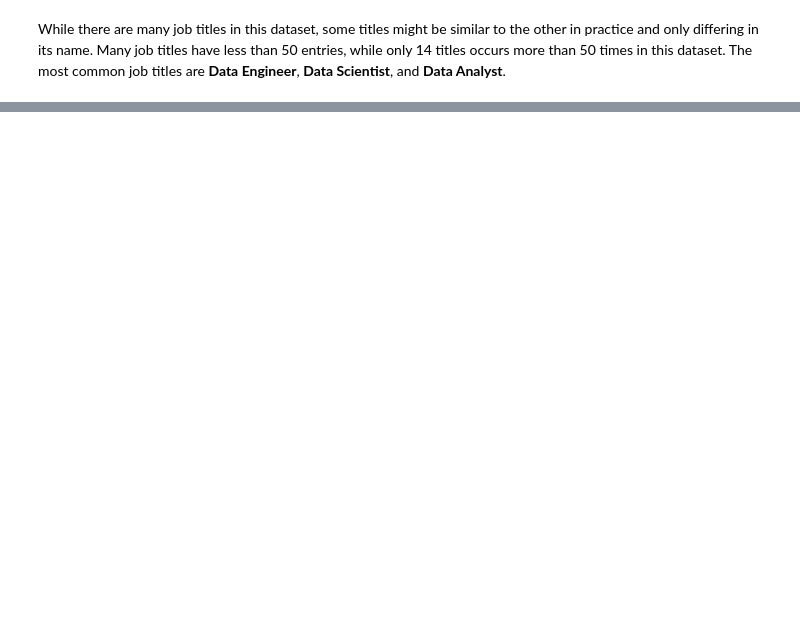
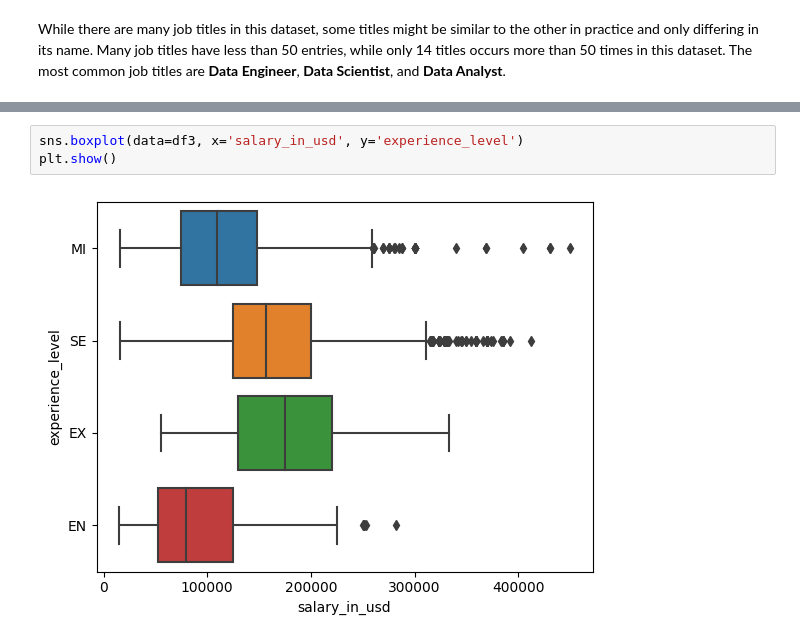
Before and after one commit to mezkymy/global-salaries, a Jupyter notebook: global-salaries.ipynb, the cells around one changed output, grey strips where cells are left out. Drawn from its saved outputs; the diff is of its cells as text; blank space fills up the shorter version.

```diff
--- a/global-salaries.ipynb
+++ b/global-salaries.ipynb
@@ -198,0 +250,5 @@ While there are many job titles in this dataset, some titles might be similar to
+# %%
+sns.boxplot(data=df3, x='salary_in_usd', y='experience_level')
+plt.show()
+# %% [output]
+[figure, added]
```
Also changed, not shown: parts of 17 cells of this notebook.
